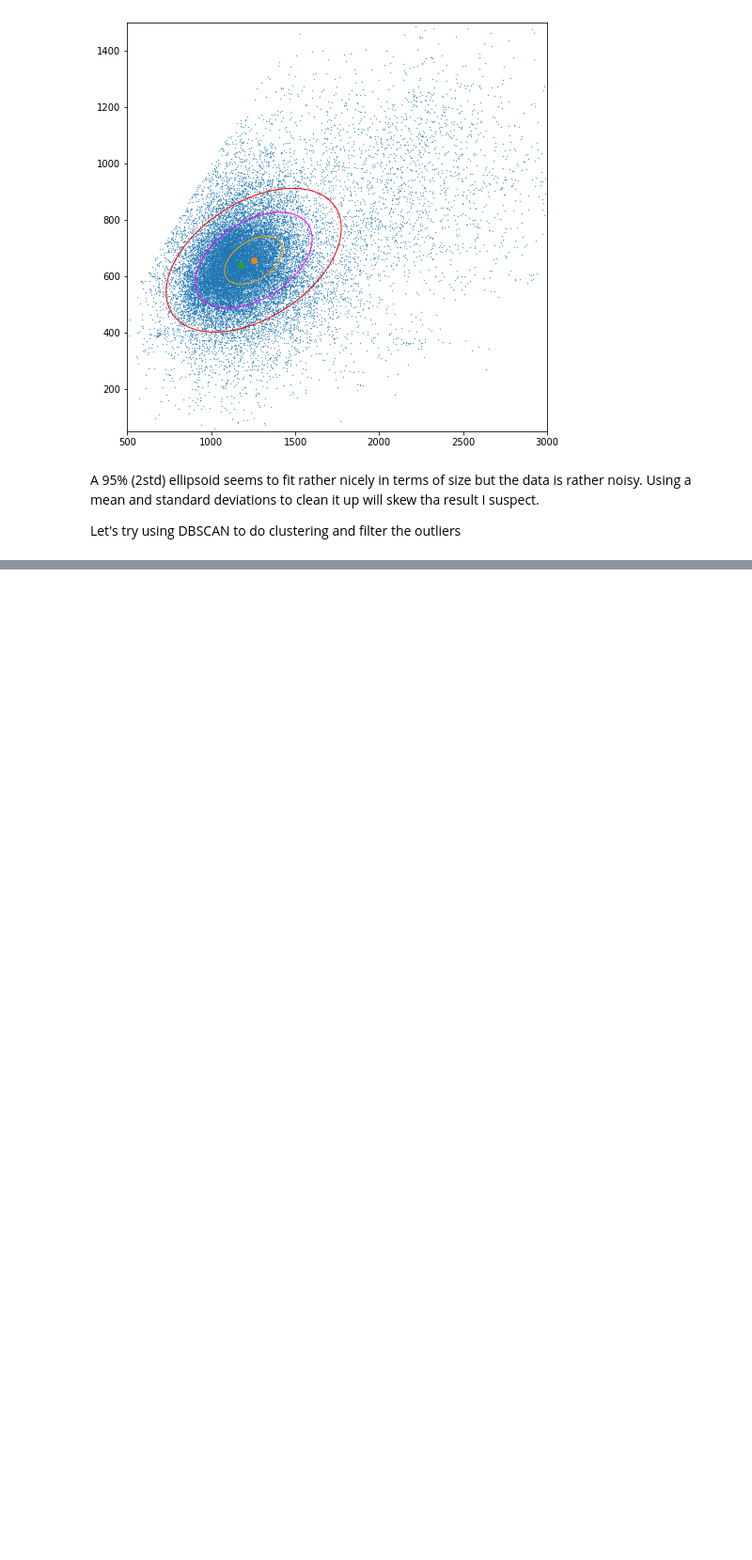
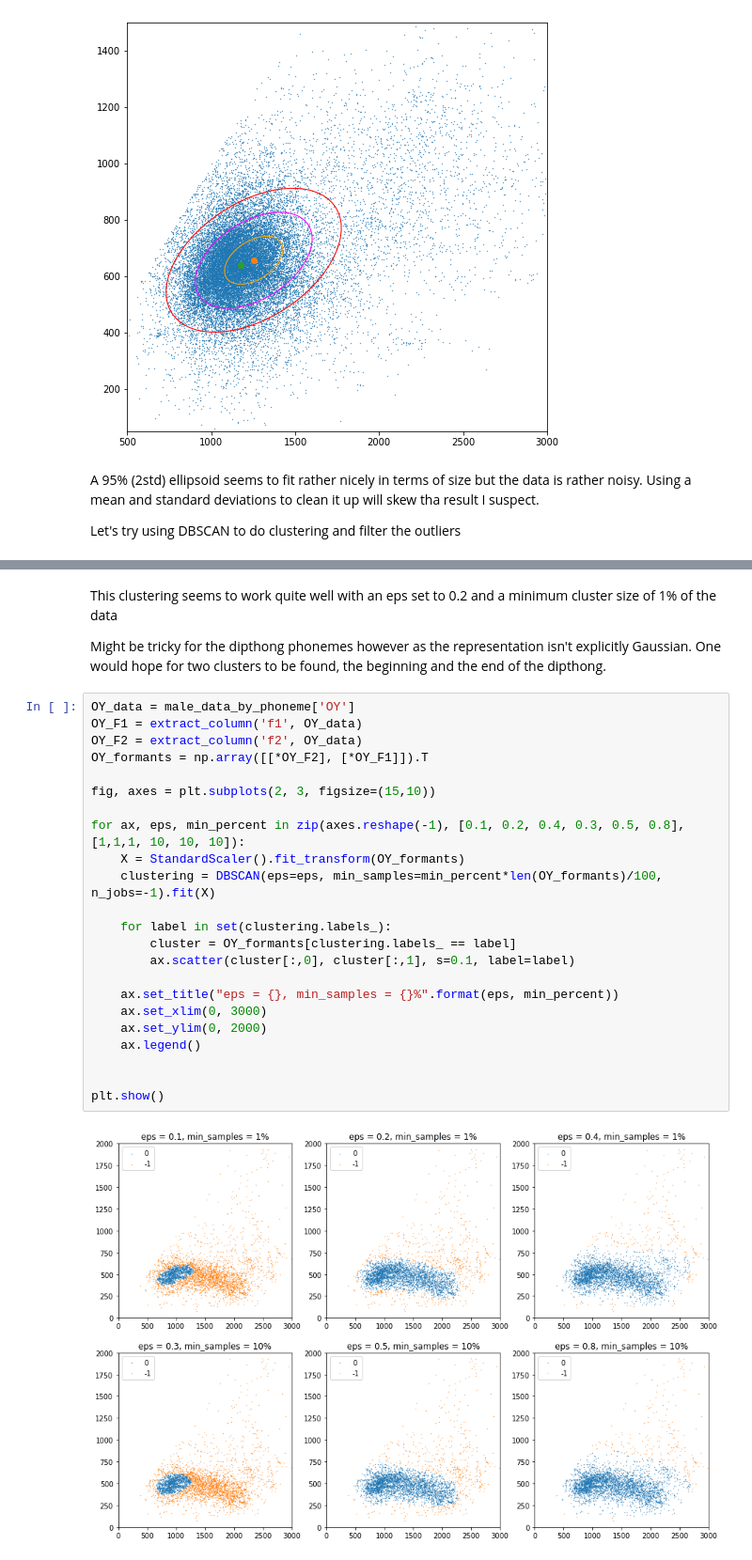
Before and after one commit to jj-tetraquark/TransVoice, a Jupyter notebook: AnalysisNotebook.ipynb, the cells around one changed output, grey strips where cells are left out. Shown at 94% size. Cells and saved outputs as stored; diff of their text form; blank space fills up the shorter version.

```diff
--- a/AnalysisNotebook.ipynb
+++ b/AnalysisNotebook.ipynb
@@ -341,0 +349,29 @@ plt.show()
+# %% [markdown]
+This clustering seems to work quite well with an eps set to 0.2 and a minimum cluster size of 1% of the data
+
+Might be tricky for the dipthong phonemes however as the representation isn't explicitly Gaussian. One would hope for two clusters to be found, the beginning and the end of the dipthong.
+# %%
+OY_data = male_data_by_phoneme['OY']
+OY_F1 = extract_column('f1', OY_data)
+OY_F2 = extract_column('f2', OY_data)
+OY_formants = np.array([[*OY_F2], [*OY_F1]]).T
+
+fig, axes = plt.subplots(2, 3, figsize=(15,10))
+
+for ax, eps, min_percent in zip(axes.reshape(-1), [0.1, 0.2, 0.4, 0.3, 0.5, 0.8], [1,1,1, 10, 10, 10]):
+    X = StandardScaler().fit_transform(OY_formants)
+    clustering = DBSCAN(eps=eps, min_samples=min_percent*len(OY_formants)/100, n_jobs=-1).fit(X)
+
+    for label in set(clustering.labels_):
+        cluster = OY_formants[clustering.labels_ == label]
+        ax.scatter(cluster[:,0], cluster[:,1], s=0.1, label=label)
+
+    ax.set_title("eps = {}, min_samples = {}%".format(eps, min_percent))
+    ax.set_xlim(0, 3000)
+    ax.set_ylim(0, 2000)
+    ax.legend()
+
+
+plt.show()
+# %% [output]
+[figure, added]
```
Also changed, not shown: parts of 9 cells of this notebook, 1 other file.
